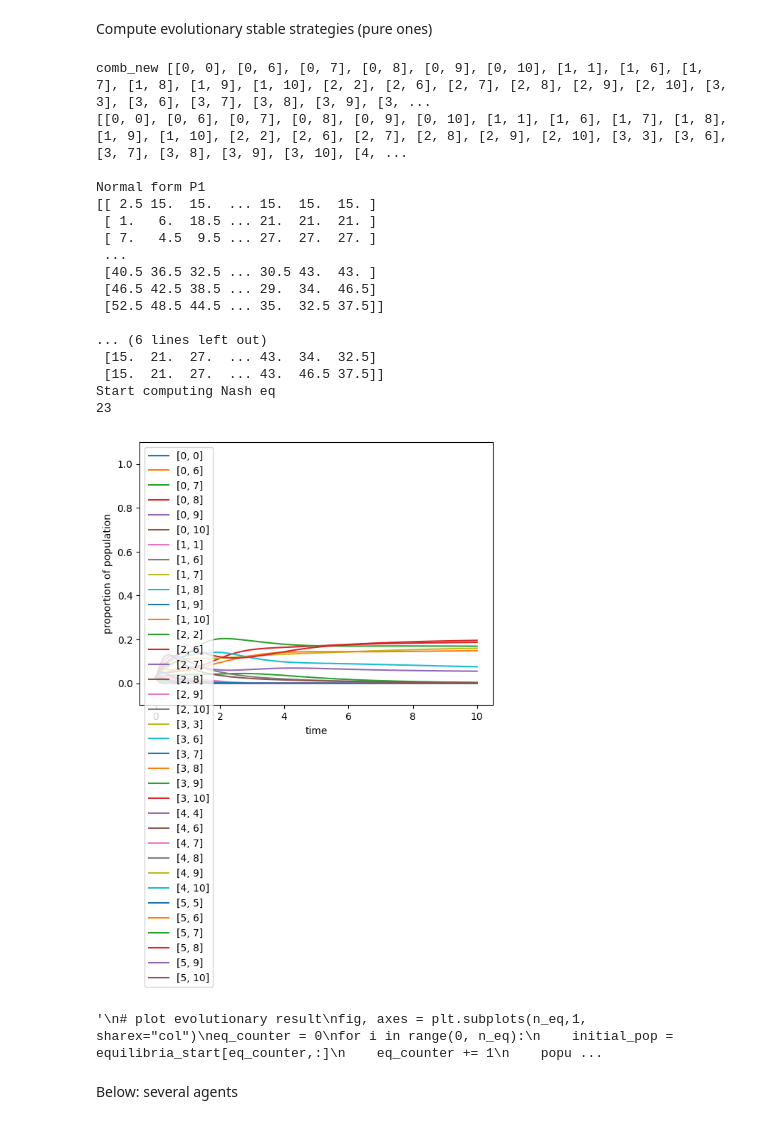
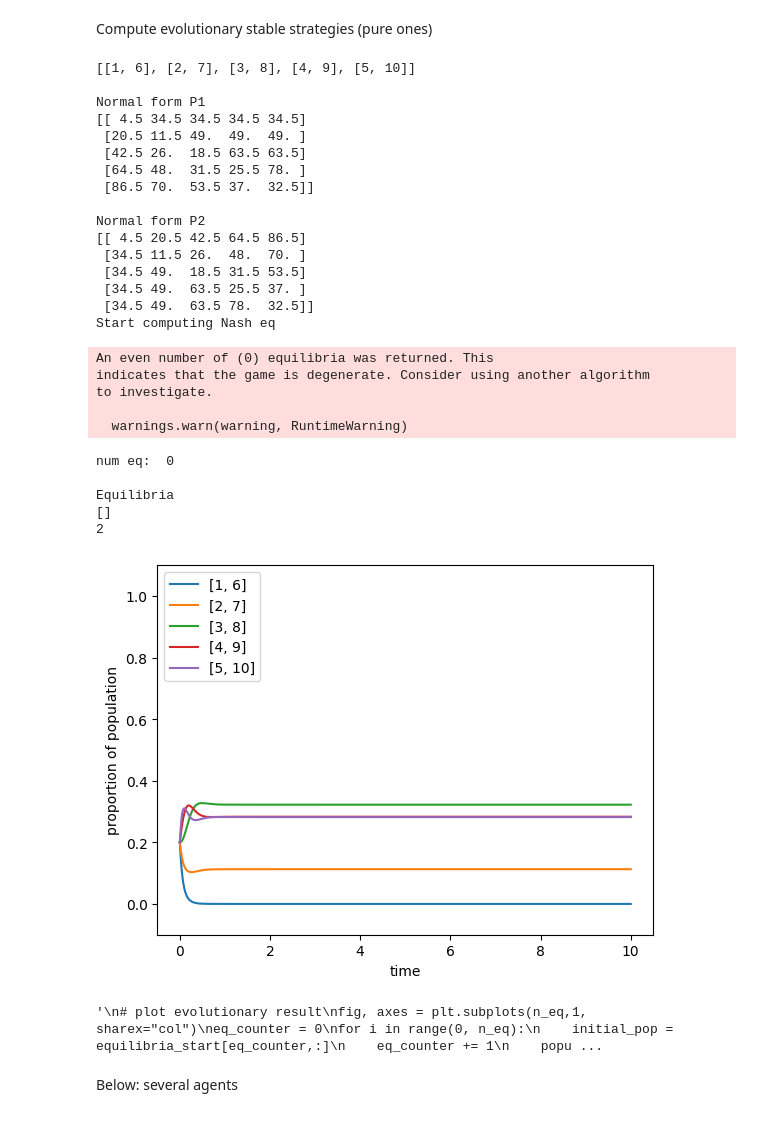
Before and after one commit to MAqvist/ENM140_Ketchup, a Jupyter notebook: small_game_analysis.ipynb, the cells around one changed output. Drawn from its saved outputs; the diff is of its cells as text; code cells hidden in the pictures.

```diff
--- a/small_game_analysis.ipynb
+++ b/small_game_analysis.ipynb
@@ -103,7 +103,7 @@ def simulate_festival(utilities_param, interval):
     n_lines = 2
     n_players = 2
     timesteps_per_concert = 5
-    n_timesteps = n_concerts * timesteps_per_concert
+    n_timesteps = (n_concerts -1) * timesteps_per_concert + 3
 
     #timesteps = list(range(n_timesteps))
     #actions = list(itertools.combinations_with_replacement(timesteps, n_concerts - 1))
@@ -126,10 +126,11 @@ def simulate_festival(utilities_param, interval):
 
         combinations_new.append([int(x1), int(x2)])  # Convert to regular int
 
-    print("comb_new", combinations_new)
-    actions = combinations_new
+    #print("comb_new", combinations_new)
+    #actions = combinations_new
 
-    #actions = [[1,6], [2,7], [3,8], [4,9], [5,10], [5,6], [1,10]]
+    actions = [[1,6], [2,7], [3,8], [4,9], [5,10]]
+    #actions = [[1,6], [2,7], [3,8], [4,9], [5,10],[5,6], [1,10]] # strategy 1 to 5 and risk-takers
     #actions = [[3,8], [4,9], [5,6]]
 
     # remove unneccesary actions
@@ -159,7 +160,7 @@ def simulate_festival(utilities_param, interval):
 Compute evolutionary stable strategies (pure ones)
 # %%
 # parameters
-front_row_utility = 5
+front_row_utility = 10
 back_row_utility = 1
 same_row_utility = 2.5
 start_utility = 2.5
@@ -176,7 +177,7 @@ print("Start computing Nash eq")
 # compute nash equilibria
 game = nash.Game(utilities_normal_form_P1, utilities_normal_form_P2)
 
-"""
+
 equilibria = game.support_enumeration()
 n_eq = sum(1 for _ in equilibria)
 print("num eq: ", n_eq)
@@ -192,7 +193,8 @@ for eq in equilibria:
 print()
 print("Equilibria")
 print(equilibria_start)
-"""
+
+
 
 # evolutionary simulation
 initial_pop = np.ones(n_actions) / n_actions
@@ -221,48 +223,57 @@ plt.show()
 
 """
 # plot evolutionary result
 fig, axes = plt.subplots(n_eq,1, sharex="col")
 eq_counter = 0
 for i in range(0, n_eq):
     initial_pop = equilibria_start[eq_counter,:]
     eq_counter += 1
     populations = game.replicator_dynamics(y0 = initial_pop, timepoints = time).T
 
     for k in range(n_actions):
         axes[i].plot(time, populations[k], label = labels[k])
         axes[i].set_ylim([-0.1,1.1])
 
     if (eq_counter > n_eq - 1):
         break
 
 axes[0].legend(loc = "upper right")
 axes[0].set_ylabel(r'proportion of population')
 axes[1].set_ylabel(r'proportion of population')
 axes[2].set_ylabel(r'proportion of population')
 axes[2].set_xlabel(r'time')
 
 plt.show()
 """
 # %% [output]
-comb_new [[0, 0], [0, 6], [0, 7], [0, 8], [0, 9], [0, 10], [1, 1], [1, 6], [1, 7], [1, 8], [1, 9], [1, 10], [2, 2], [2, 6], [2, 7], [2, 8], [2, 9], [2, 10], [3, 3], [3, 6], [3, 7], [3, 8], [3, 9], [3, ...
-[[0, 0], [0, 6], [0, 7], [0, 8], [0, 9], [0, 10], [1, 1], [1, 6], [1, 7], [1, 8], [1, 9], [1, 10], [2, 2], [2, 6], [2, 7], [2, 8], [2, 9], [2, 10], [3, 3], [3, 6], [3, 7], [3, 8], [3, 9], [3, 10], [4, ...
+[[1, 6], [2, 7], [3, 8], [4, 9], [5, 10]]
 
 Normal form P1
-[[ 2.5 15.  15.  ... 15.  15.  15. ]
- [ 1.   6.  18.5 ... 21.  21.  21. ]
- [ 7.   4.5  9.5 ... 27.  27.  27. ]
- ...
- [40.5 36.5 32.5 ... 30.5 43.  43. ]
- [46.5 42.5 38.5 ... 29.  34.  46.5]
- [52.5 48.5 44.5 ... 35.  32.5 37.5]]
+[[ 4.5 34.5 34.5 34.5 34.5]
+ [20.5 11.5 49.  49.  49. ]
+ [42.5 26.  18.5 63.5 63.5]
+ [64.5 48.  31.5 25.5 78. ]
+ [86.5 70.  53.5 37.  32.5]]
 
-... (6 lines left out)
- [15.  21.  27.  ... 43.  34.  32.5]
- [15.  21.  27.  ... 43.  46.5 37.5]]
+Normal form P2
+[[ 4.5 20.5 42.5 64.5 86.5]
+ [34.5 11.5 26.  48.  70. ]
+ [34.5 49.  18.5 31.5 53.5]
+ [34.5 49.  63.5 25.5 37. ]
+ [34.5 49.  63.5 78.  32.5]]
 Start computing Nash eq
-23
+An even number of (0) equilibria was returned. This
+indicates that the game is degenerate. Consider using another algorithm
+to investigate.
+
+  warnings.warn(warning, RuntimeWarning)
+num eq:  0
+
+Equilibria
+[]
+2
-[figure, old version]
+[figure, new version]
-'\n# plot evolutionary result\nfig, axes = plt.subplots(n_eq,1, sharex="col")\neq_counter = 0\nfor i in range(0, n_eq):\n    initial_pop = equilibria_start[eq_counter,:]\n    eq_counter += 1\n    popu ...
+'\n# plot evolutionary result\nfig, axes = plt.subplots(n_eq,1, sharex="col")\neq_counter = 0\nfor i in range(0, n_eq):\n    initial_pop = equilibria_start[eq_counter,:]\n    eq_counter += 1\n    popu ...
 # %% [markdown]
 Below: several agents
 # %%
```
Also changed, not shown: parts of 1 cell of this notebook, 1 other file.
